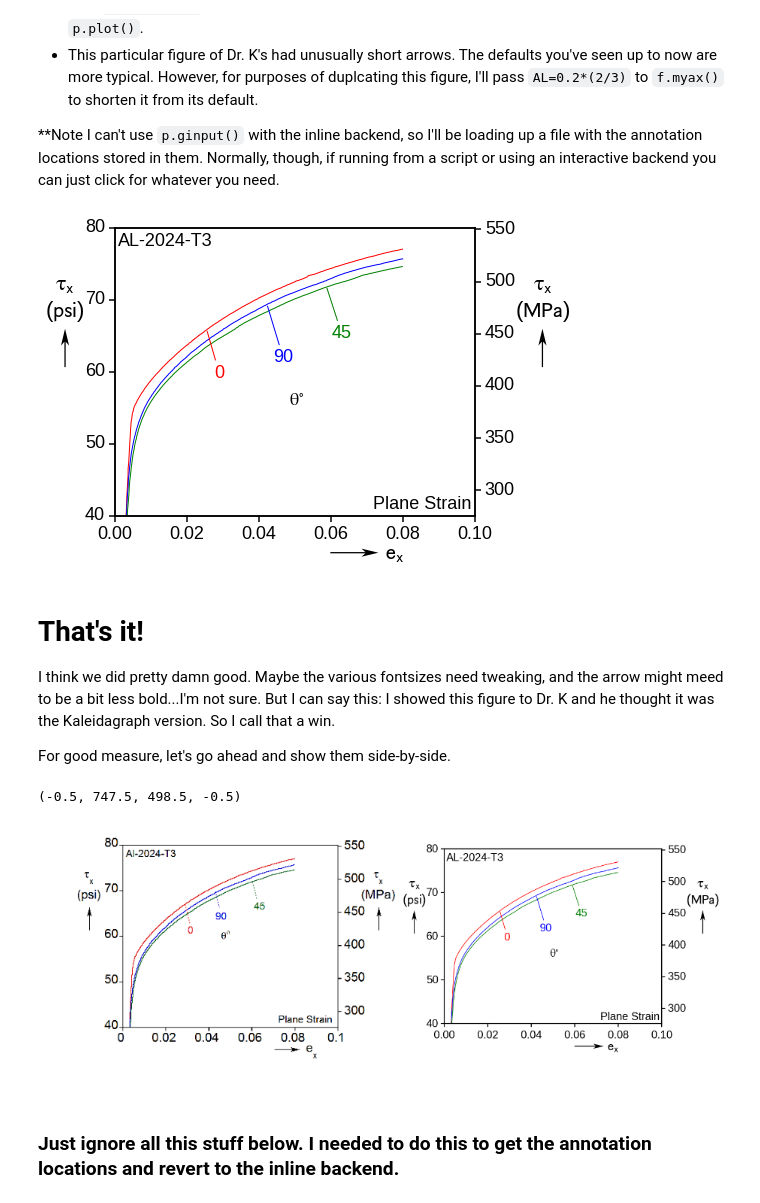
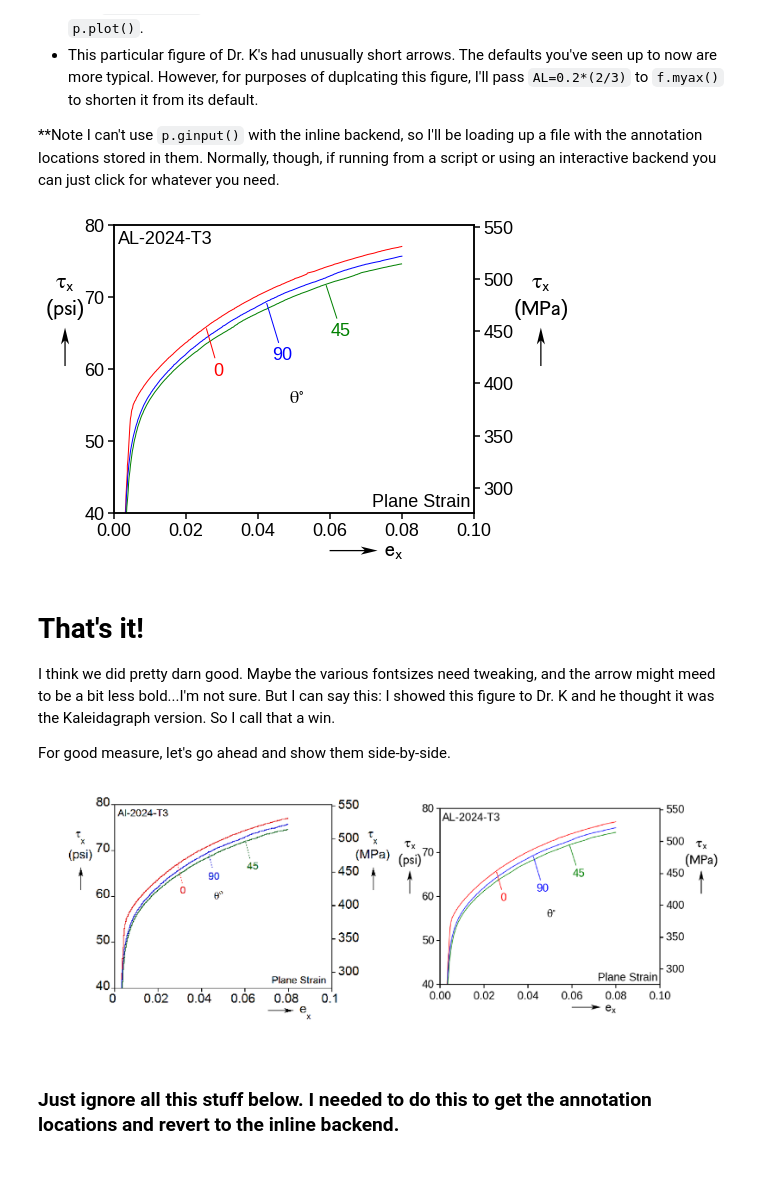
Before and after one commit to saintsfan342000/MPL-a-al-SKK, a Jupyter notebook: Tutorial.ipynb, the cells around one changed output. Saved outputs shown, nothing was run; the diff lists cells and outputs as text; code cells hidden in the pictures; blank space fills up the shorter version.

```diff
--- a/Tutorial.ipynb
+++ b/Tutorial.ipynb
@@ -156,7 +156,7 @@ p.yticks([40,50,60,70,80])
 p.xlabel('$\\mathsf{e}_{\\mathsf{x}}$')
 p.ylabel('$\\tau_{\\mathsf{x}}$\n($\\mathsf{psi}$)')
 rightaxlabel = '$\\tau_{\\mathsf{x}}$\n($\\mathsf{MPa}$)'
-locs = read_csv('Locs.dat',header=None).values
+locs = read_csv('TutorialDocs/Locs.dat',header=None).values
 
 # Now some new stuff:
 f.eztext( p.gca(), 'AL-2024-T3', 'ul')  # Is the same as...
@@ -173,29 +173,31 @@ for i in range(len(L)):
 p.text(locs[-1,0],locs[-1,1],'$\\theta^{\\circ}$')
 
 f.myax( p.gcf(), f.ksi2Mpa, rightaxlabel, AL=0.2*(2/3) )
-p.savefig('OurFig.png',bbox_inches='tight',dpi=100)
+p.savefig('TutorialDocs/OurFig.png',bbox_inches='tight',dpi=100)
 # %% [output]
-[figure, old version]
+[figure, new version]
 # %% [markdown]
 # That's it!
-I think we did pretty damn good.  Maybe the various fontsizes need tweaking, and the arrow might meed to be a bit less bold...I'm not sure.  But I can say this:  I showed this figure to Dr. K and he thought it was the Kaleidagraph version.  So I call that a win.
+I think we did pretty darn good.  Maybe the various fontsizes need tweaking, and the arrow might meed to be a bit less bold...I'm not sure.  But I can say this:  I showed this figure to Dr. K and he thought it was the Kaleidagraph version.  So I call that a win.
 
 For good measure, let's go ahead and show them side-by-side.</font>
 # %%
-fig = p.figure(figsize=(12,6))
+fig = p.figure(figsize=(16,8))
 ax1 = fig.add_axes([0,0,.5,1])
-goal = p.imread('Goal.png')
+goal = p.imread('TutorialDocs/Goal.png')
 ax1.imshow(goal)
 ax1.axis('image')
 ax1.axis('off')
 ax2 = fig.add_axes([.5,0,.5,1])
-ours = p.imread('OurFig.png')
+ours = p.imread('TutorialDocs/OurFig.png')
 ax2.imshow(ours)
 ax2.axis('image')
-ax2.axis('off')
+ax2.axis('off');
+p.savefig('TutorialDocs/BothFigs.png',dpi=150, bbox_inches='tight')
+p.close()
+Image(filename='TutorialDocs/BothFigs.png', width=1000)
 # %% [output]
-(-0.5, 747.5, 498.5, -0.5)
-[figure, old version]
+[figure, new version]
 # %% [markdown]
 ### Just ignore all this stuff below. I needed to do this to get the annotation locations and revert to the inline backend.
 # %%
```
Also changed, not shown: parts of 15 cells of this notebook, 6 other files.
